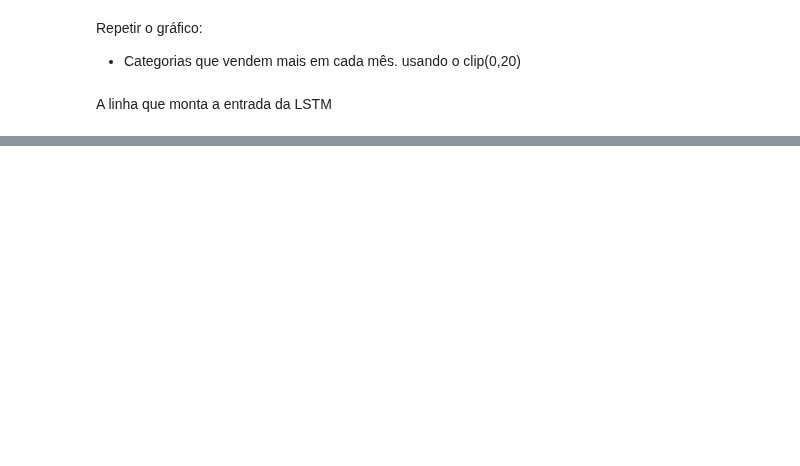
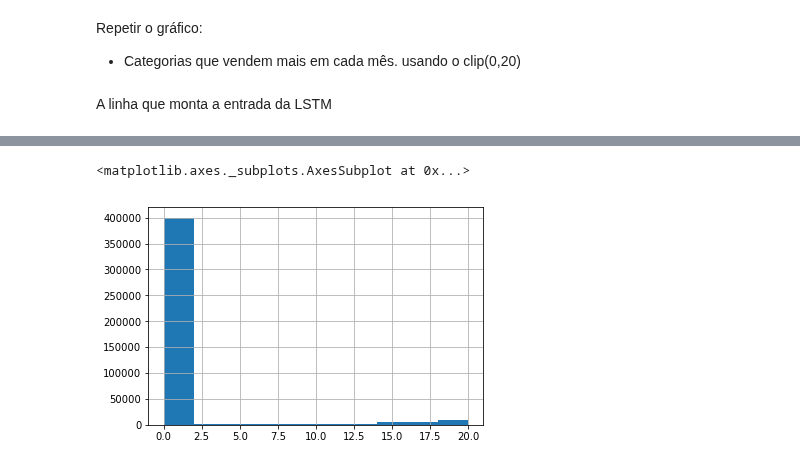
Before and after one commit to RGivisiez/Adv_ML, a Jupyter notebook: 6. LSTM (Simples).ipynb, the cells around one changed output, grey strips where cells are left out. Cells and saved outputs as stored; diff of their text form; code cells hidden in the pictures; blank space fills up the shorter version.

```diff
--- a/6. LSTM (Simples).ipynb
+++ b/6. LSTM (Simples).ipynb
@@ -155,0 +191,7 @@ Test RMSE: 3.993
+# %%
+df_test['item_cnt_month_lag(0)'] = df_test['item_cnt_month_lag(0)'].clip(0,20)
+df_test = np.around(df_test).astype(np.int16)
+df_test['item_cnt_month_lag(0)'].hist()
+# %% [output]
+<matplotlib.axes._subplots.AxesSubplot at 0x...>
+[figure, added]
```
Also changed, not shown: parts of 22 cells of this notebook, 1 other file.
